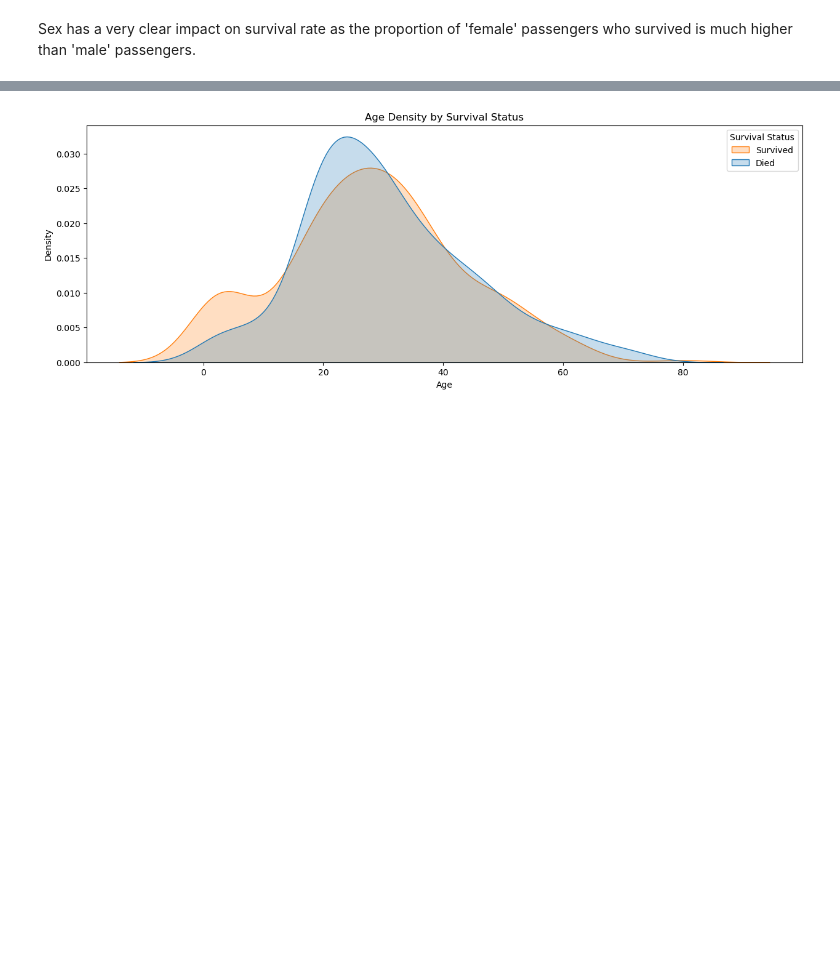
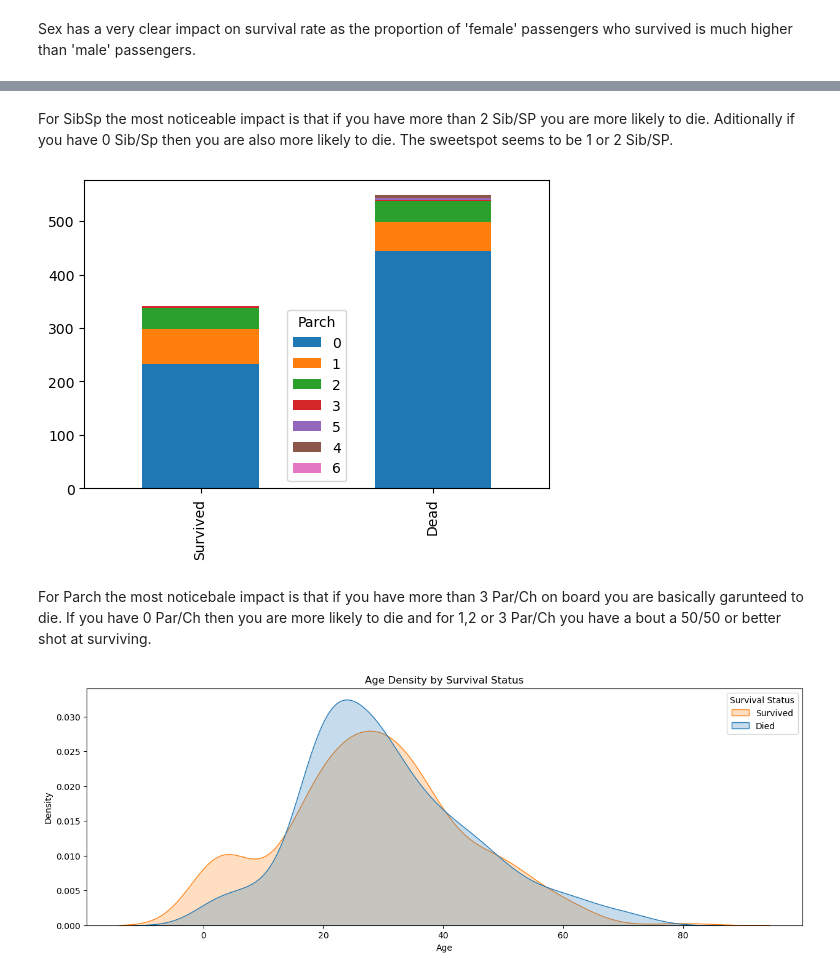
Before and after one commit to danielvasilevko/DataScience_Projects, a Jupyter notebook: Titanic_Survival_Model/Titanic_Survive.ipynb, the cells around one changed output, grey strips where cells are left out. Saved outputs shown, nothing was run; the diff lists cells and outputs as text; code cells hidden in the pictures; blank space fills up the shorter version.

```diff
--- a/Titanic_Survival_Model/Titanic_Survive.ipynb
+++ b/Titanic_Survival_Model/Titanic_Survive.ipynb
@@ -123,3 +154,17 @@ Sex has a very clear impact on survival rate as the proportion of 'female' passe
+# %% [markdown]
+For SibSp the most noticeable impact is that if you have more than 2 Sib/SP you are more likely to die. Aditionally if you have 0 Sib/Sp then you are also more likely to die. The sweetspot seems to be 1 or 2 Sib/SP.
+# %%
+survived = train_data[train_data['Survived']==1]['Parch'].value_counts()
+survived = survived.sort_index()
+dead = train_data[train_data['Survived']==0]['Parch'].value_counts()
+dead = dead.sort_index()
+df = pd.DataFrame([survived,dead])
+df.index = ['Survived','Dead']
+bar = df.plot(kind='bar',stacked=True, figsize=(6,4))
+# %% [output]
+[figure, added]
+# %% [markdown]
+For Parch the most noticebale impact is that if you have more than 3 Par/Ch on board you are basically garunteed to die. If you have 0 Par/Ch then you are more likely to die and for 1,2 or 3 Par/Ch you have a bout a 50/50 or better shot at surviving.
 # %%
 df = pd.DataFrame({'Age':train_data['Age'],'Survival':train_data['Survived']})
 
```
Also changed, not shown: parts of 9 cells of this notebook.
